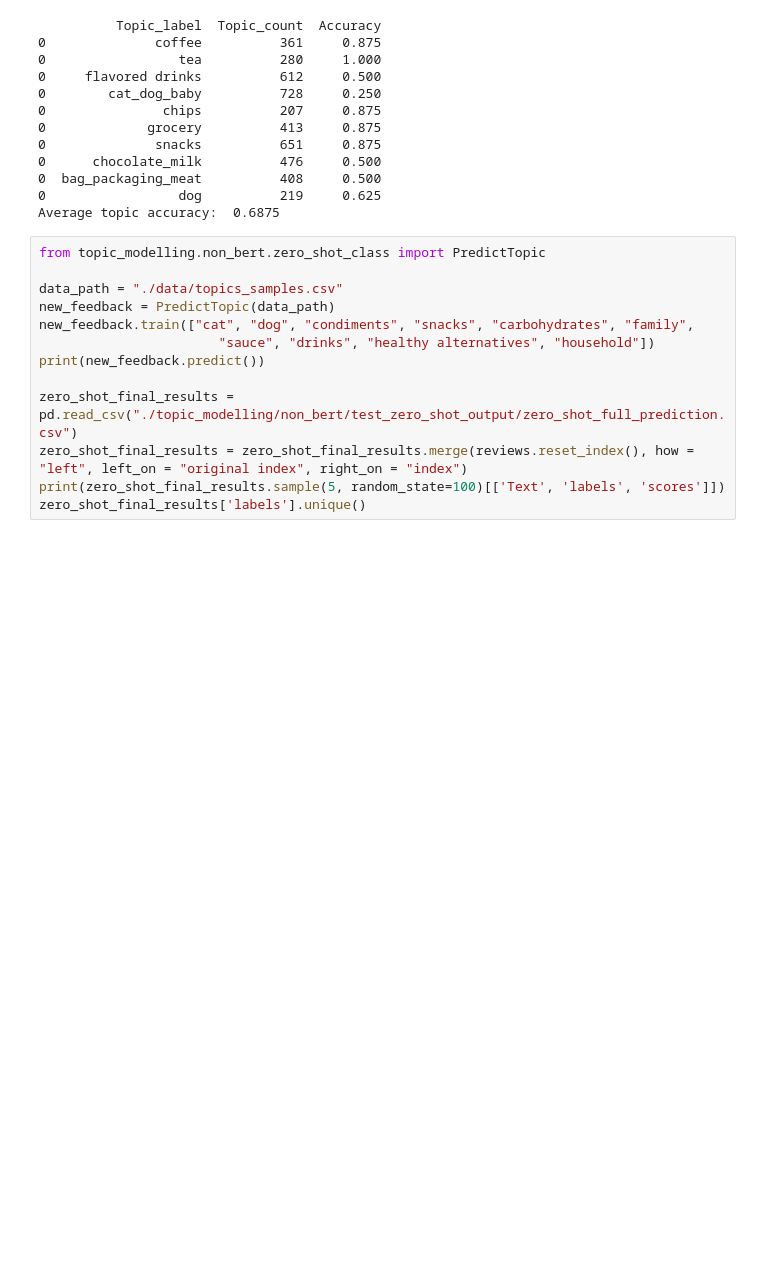
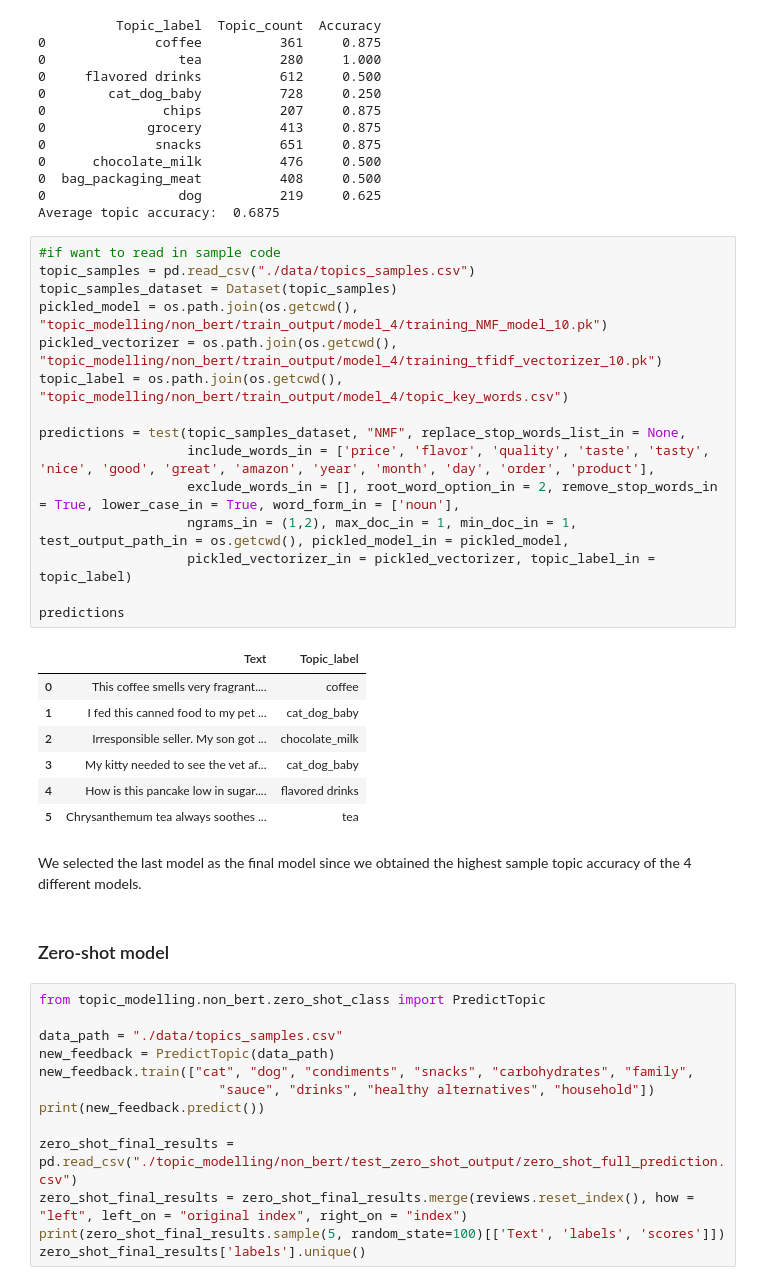
Before and after one commit to JiaJun98/DSA4263_DSApes, a Jupyter notebook: Presentation.ipynb, the cells around one changed output. Cells and saved outputs as stored; diff of their text form; blank space fills up the shorter version.

```diff
--- a/Presentation.ipynb
+++ b/Presentation.ipynb
@@ -434,6 +447,33 @@ print("Average topic accuracy: ", model_eval[3][1])
 0  bag_packaging_meat          408     0.500
 0                 dog          219     0.625
 Average topic accuracy:  0.6875
+# %%
+#if want to read in sample code
+topic_samples = pd.read_csv("./data/topics_samples.csv")
+topic_samples_dataset = Dataset(topic_samples)
+pickled_model = os.path.join(os.getcwd(), "topic_modelling/non_bert/train_output/model_4/training_NMF_model_10.pk")
+pickled_vectorizer = os.path.join(os.getcwd(), "topic_modelling/non_bert/train_output/model_4/training_tfidf_vectorizer_10.pk")
+topic_label = os.path.join(os.getcwd(), "topic_modelling/non_bert/train_output/model_4/topic_key_words.csv")
+
+predictions = test(topic_samples_dataset, "NMF", replace_stop_words_list_in = None,
+                   include_words_in = ['price', 'flavor', 'quality', 'taste', 'tasty', 'nice', 'good', 'great', 'amazon', 'year', 'month', 'day', 'order', 'product'],
+                   exclude_words_in = [], root_word_option_in = 2, remove_stop_words_in = True, lower_case_in = True, word_form_in = ['noun'],
+                   ngrams_in = (1,2), max_doc_in = 1, min_doc_in = 1, test_output_path_in = os.getcwd(), pickled_model_in = pickled_model,
+                   pickled_vectorizer_in = pickled_vectorizer, topic_label_in = topic_label)
+
+predictions
+# %% [output]
+|  | Text | Topic_label |
+| 0 | This coffee smells very fragrant.... | coffee |
+| 1 | I fed this canned food to my pet ... | cat_dog_baby |
+| 2 | Irresponsible seller. My son got ... | chocolate_milk |
+| 3 | My kitty needed to see the vet af... | cat_dog_baby |
+| 4 | How is this pancake low in sugar.... | flavored drinks |
+| 5 | Chrysanthemum tea always soothes ... | tea |
+# %% [markdown]
+We selected the last model as the final model since we obtained the highest sample topic accuracy of the 4 different models.
+# %% [markdown]
+### Zero-shot model
 # %%
 from topic_modelling.non_bert.zero_shot_class import PredictTopic
 
```
Also changed, not shown: parts of 20 cells of this notebook, 1 other file.
